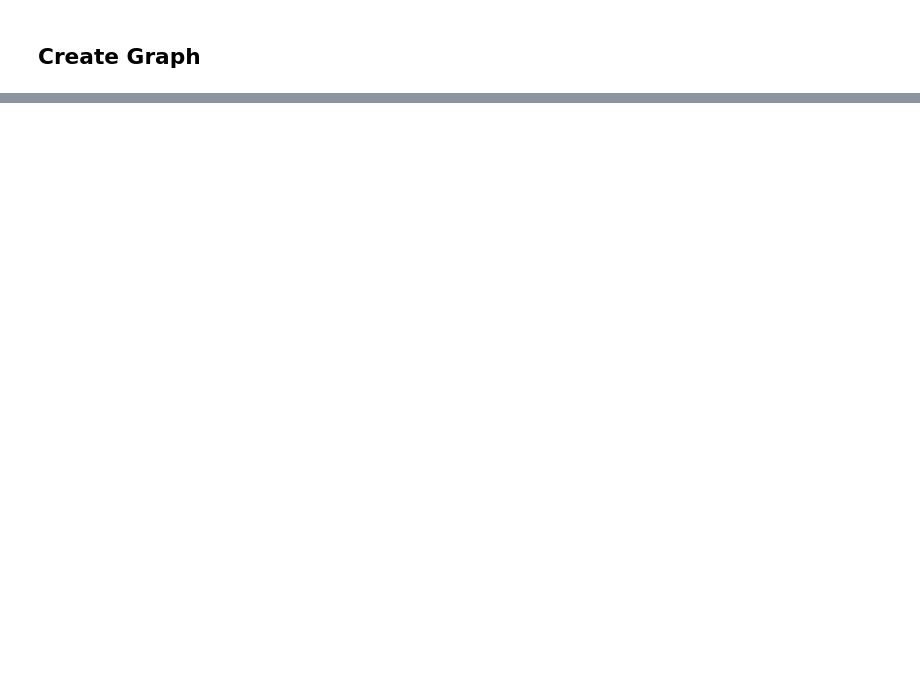
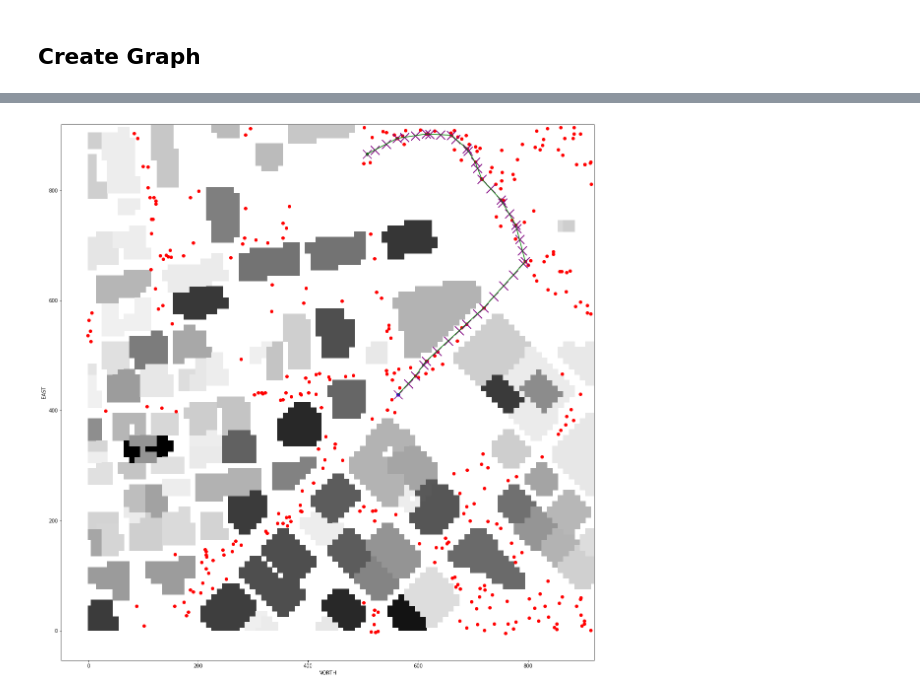
Before and after one commit to fierval/fcnd, a Jupyter notebook: motion_planning/Receding-Horizon.ipynb, the cells around one changed output, grey strips where cells are left out. Drawn from its saved outputs; the diff is of its cells as text; code cells hidden in the pictures; blank space fills up the shorter version.

```diff
--- a/motion_planning/Receding-Horizon.ipynb
+++ b/motion_planning/Receding-Horizon.ipynb
@@ -142,0 +178,4 @@ from sympy import Point3D, Line3D, Plane
+# %%
+visualize_path(grid, g, data, new_path, start, goal, mark_all=True)
+# %% [output]
+[figure, added]
```
Also changed, not shown: parts of 20 cells of this notebook, 1 other file.
